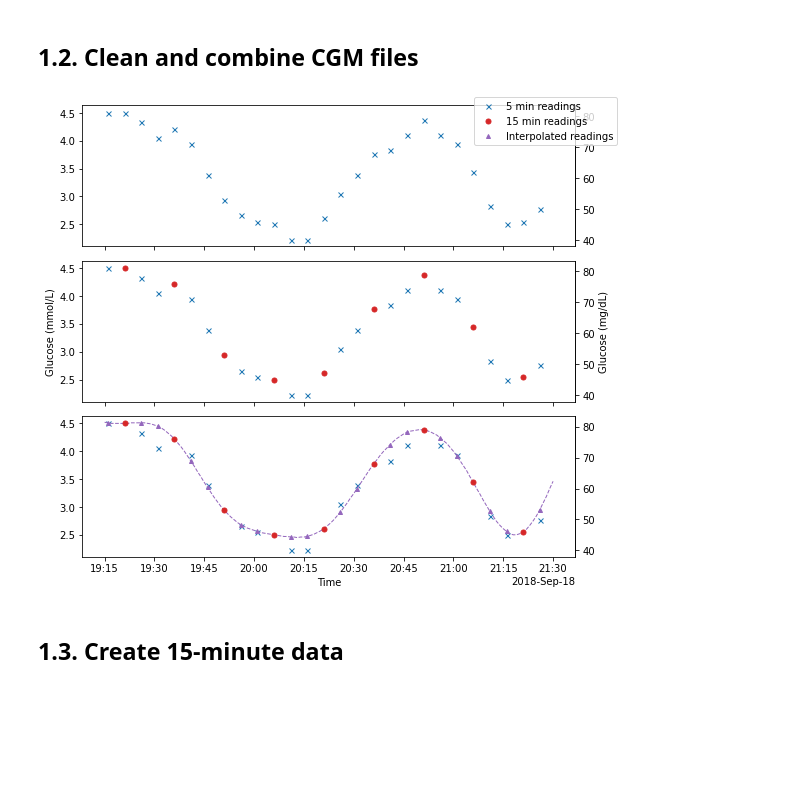
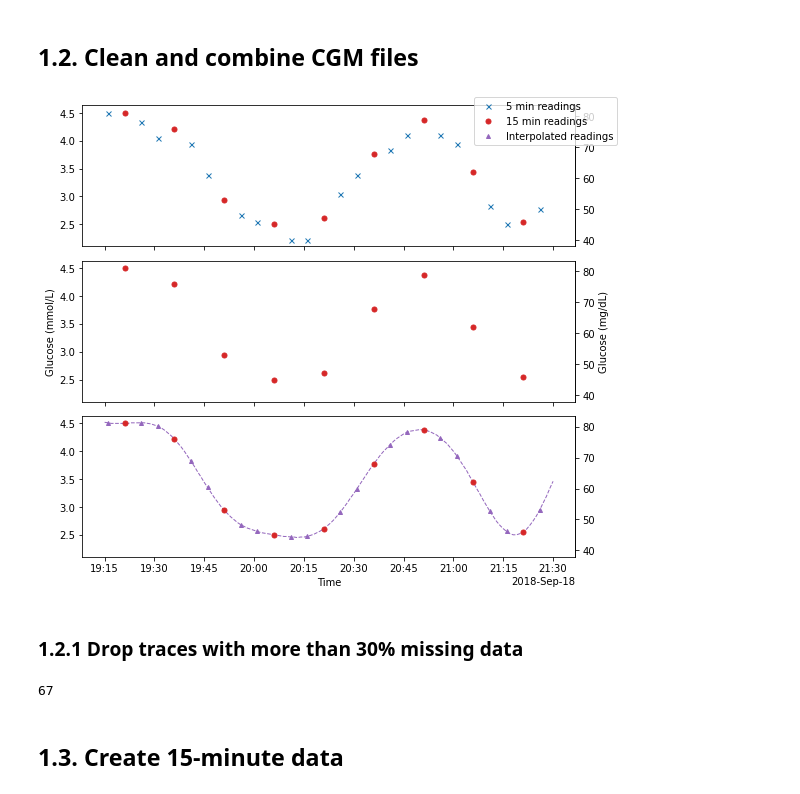
Before and after one commit to cafoala/phd-book, a Jupyter notebook: _sources/1_create_df.ipynb, the cells around one changed output. Drawn from its saved outputs; the diff is of its cells as text; code cells hidden in the pictures; blank space fills up the shorter version.

```diff
--- a/_sources/1_create_df.ipynb
+++ b/_sources/1_create_df.ipynb
@@ -78,41 +78,50 @@ sub_df = df.loc[(df.ID == '1004_6months') & (df.time >= '18/09/2018 19:15') &
                 (df.time <= '18/09/2018 21:30')]
 sub_df_5 = sub_df.dropna(subset=['glc'])
 # Create matplotlib figure
 fig, (ax1, ax2, ax3) = plt.subplots(3, figsize=(8, 7), sharex=True,
                                     sharey=True)
 # ax1 - 5-minute or glucose readings
-ax1.plot(sub_df_5.time, sub_df_5.glc, 'x', label='5 min readings',
-         markersize=5)
+#ax1.plot(sub_df_5.time, sub_df_5.glc, 'x', label='5 min readings',
+#         markersize=5)
+no_15 = sub_df_5[pd.isnull(sub_df_5.cut_glc)]
+ax1.plot(no_15.time, no_15.glc, 'x', label='5 min readings', markersize=5)
+ax1.plot(sub_df_5.time, sub_df_5.cut_glc, marker='o', color='C3',
+         linestyle='None', label='15 min readings', markersize=5)
+
 # ax2 - 15-minute glucose readings
-no_15 = sub_df_5[pd.isnull(sub_df_5.cut_glc)]
-ax2.plot(no_15.time, no_15.glc, 'x', label='5 min readings', markersize=5)
+
 ax2.plot(sub_df_5.time, sub_df_5.cut_glc, marker='o', color='C3',
-         linestyle='None', label='15 min readings', markersize=5)
+         linestyle='None', markersize=5)
 # ax3 - interpolated glucose readings
-ax3.plot(no_15.time, no_15.glc, 'x', label='5 min readings', markersize=5)
+#ax3.plot(no_15.time, no_15.glc, 'x', label='5 min readings', markersize=5)
 ax3.plot(sub_df.time, sub_df.polynomial_5, linestyle='--', color='C4',
          linewidth=1)
 ax3.plot(sub_df_5.time, sub_df_5.cut_glc, linestyle='None', marker='o',
-         color='C3', label='15 min readings', markersize=5)
+         color='C3', markersize=5)
 ax3.plot(no_15.time, no_15.polynomial_5, linestyle='None', marker='^',
          color='C4', label='Interpolated readings', markersize=4)
 # Set a joint legend
-handles, labels = ax3.get_legend_handles_labels()
-fig.legend(handles, labels)
+
+lines_labels = [ax.get_legend_handles_labels() for ax in fig.axes]
+lines, labels = [sum(lol, []) for lol in zip(*lines_labels)]
+
+fig.legend(lines, labels)
 # Set the axis
 for ax in ax1, ax2, ax3:
     secax = ax.secondary_yaxis('right', functions=(mmol2mg, mg2mmol))
     if ax == ax2:
         secax.set_ylabel('Glucose (mg/dL)')
 # Set the axis ticker
 locator = mdates.AutoDateLocator()
 formatter = mdates.ConciseDateFormatter(locator)
 ax1.xaxis.set_major_locator(locator)
 ax1.xaxis.set_major_formatter(formatter)
 # Set the axis labels
 ax2.set_ylabel('Glucose (mmol/L)')
 ax3.set_xlabel('Time')
 fig.tight_layout()
-#fig.savefig('figure1-bigger')
+fig.savefig('figure1-bigger.svg')
 # %% [output]
-[figure, old version]
+[figure, new version]
+# %% [markdown]
+### 1.2.1 Drop traces with more than 30% missing data
@@ -119,3 +137,8 @@ fig.tight_layout()
+# %%
+# Number of people
+len(set(df_total.ID.apply(lambda x: x[:4])))
+# %% [output]
+67
 # %% [markdown]
 ## 1.3. Create 15-minute data
 # %%
```
Also changed, not shown: parts of 9 cells of this notebook, 21 other files.
